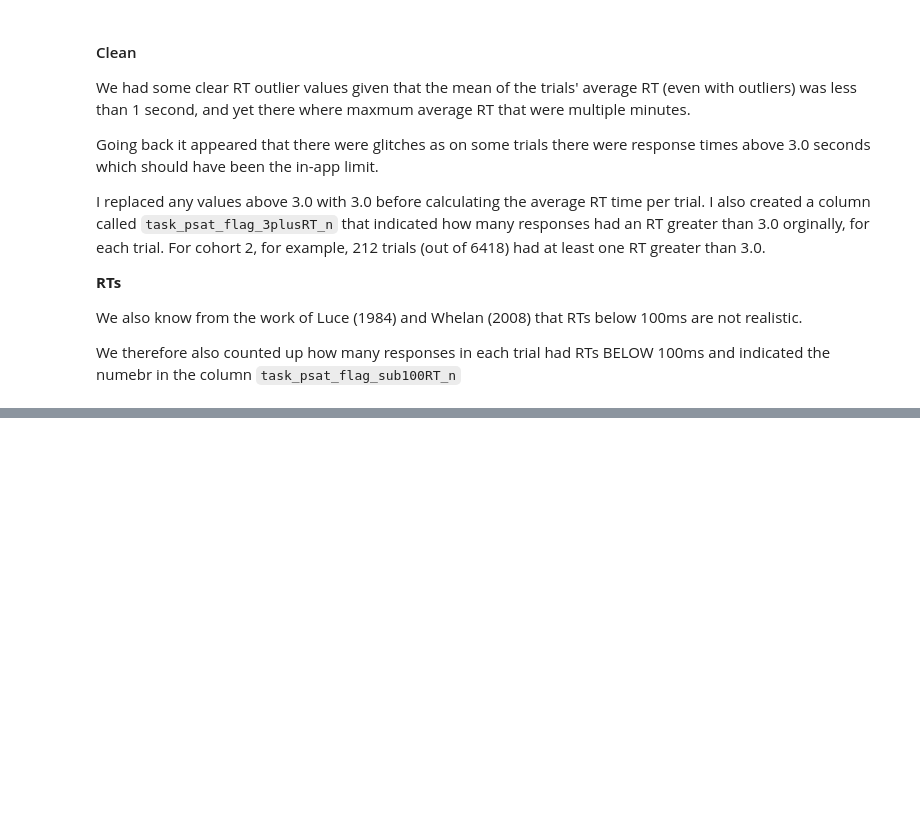
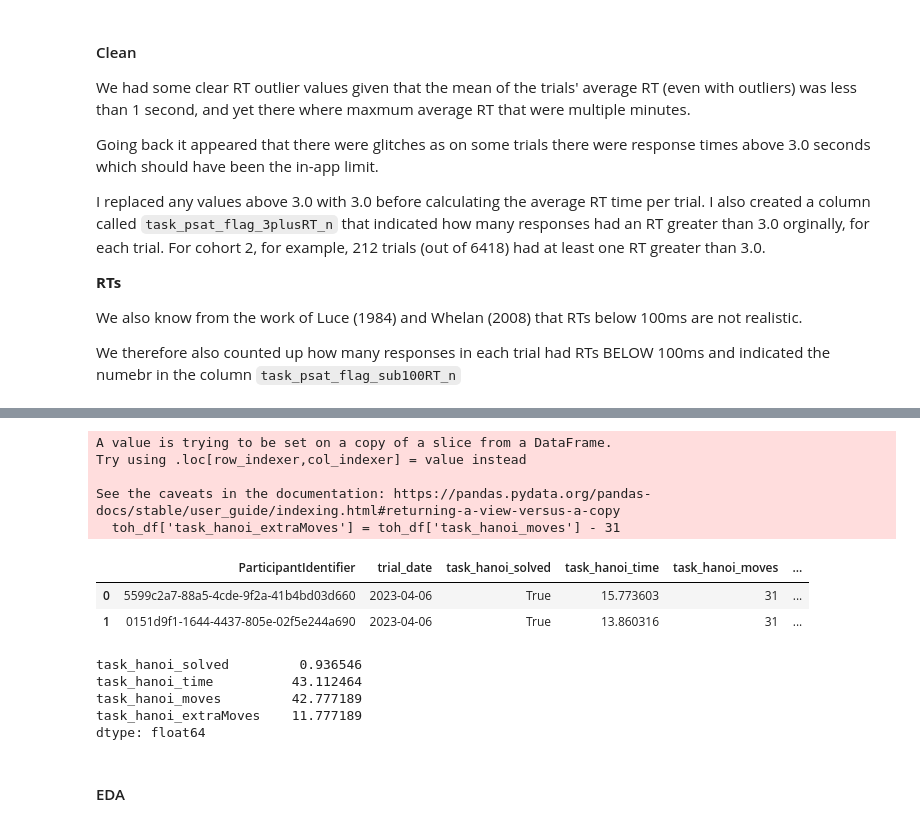
Before and after one commit to danieljwilson/3_3_experience_sampling, a Jupyter notebook: 3_3_3_data_analysis/01_data munge/01_1_process_data.ipynb, the cells around one changed output, grey strips where cells are left out. Drawn from its saved outputs; the diff is of its cells as text; code cells hidden in the pictures; blank space fills up the shorter version.

```diff
--- a/3_3_3_data_analysis/01_data munge/01_1_process_data.ipynb
+++ b/3_3_3_data_analysis/01_data munge/01_1_process_data.ipynb
@@ -2767,0 +2849,9 @@ We therefore also counted up how many responses in each trial had RTs BELOW 100m
+# %%
+# Can convert to list of dicts and then access an individual dict
+data = json.loads(df.Moves[0])
+
+# print last dict
+print(data[-1])
+
+# extract the time
+data[-1]['Timestamp']
@@ -2767,0 +2866,15 @@ We therefore also counted up how many responses in each trial had RTs BELOW 100m
+# %%
+# convert string Taps to list of dicts
+df['MovesList'] = df['Moves'].apply(json.loads)
+
+# test if any lists are empty...this means NO MOVES
+drop_ix = []
+
+for i in range(len(df.MovesList)):
+    if df.MovesList[i]:
+        x = df.MovesList[i][-1]['Timestamp']
+    else:
+        drop_ix.append(i)
+# %%
+# drop rows with empty move lists
+df = df.drop(df.index[drop_ix]).reset_index(drop=True)
@@ -2767,0 +2891,32 @@ We therefore also counted up how many responses in each trial had RTs BELOW 100m
+# %%
+# assign new columns
+df = df.assign(task_hanoi_solved=lambda x: x.PuzzleWasSolved,
+               task_hanoi_time=lambda x: x.MovesList.apply(lambda x: x[-1]['Timestamp']),
+               task_hanoi_moves=[len(moves) for moves in df.MovesList] # maybe give this as a multiple on optimality (ideal = 1)?
+              )
+
+# keep relevant columns
+toh_df = df[['ParticipantIdentifier', 'trial_date', 'task_hanoi_solved', 'task_hanoi_time', 'task_hanoi_moves']]
+
+# add extra moves column
+toh_df['task_hanoi_extraMoves'] = toh_df['task_hanoi_moves'] - 31
+toh_df.head(2)
+# %% [output]
+A value is trying to be set on a copy of a slice from a DataFrame.
+Try using .loc[row_indexer,col_indexer] = value instead
+
+See the caveats in the documentation: https://pandas.pydata.org/pandas-docs/stable/user_guide/indexing.html#returning-a-view-versus-a-copy
+  toh_df['task_hanoi_extraMoves'] = toh_df['task_hanoi_moves'] - 31
+|  | ParticipantIdentifier | trial_date | task_hanoi_solved | task_hanoi_time | task_hanoi_moves | ... |
+| 0 | 5599c2a7-88a5-4cde-9f2a-41b4bd03d660 | 2023-04-06 | True | 15.773603 | 31 | ... |
+| 1 | 0151d9f1-1644-4437-805e-02f5e244a690 | 2023-04-06 | True | 13.860316 | 31 | ... |
+# %%
+toh_df.iloc[:, 2:].mean()
+# %% [output]
+task_hanoi_solved         0.936546
+task_hanoi_time          43.112464
+task_hanoi_moves         42.777189
+task_hanoi_extraMoves    11.777189
+dtype: float64
+# %% [markdown]
+#### EDA
```
Also changed, not shown: parts of 17 cells of this notebook.
